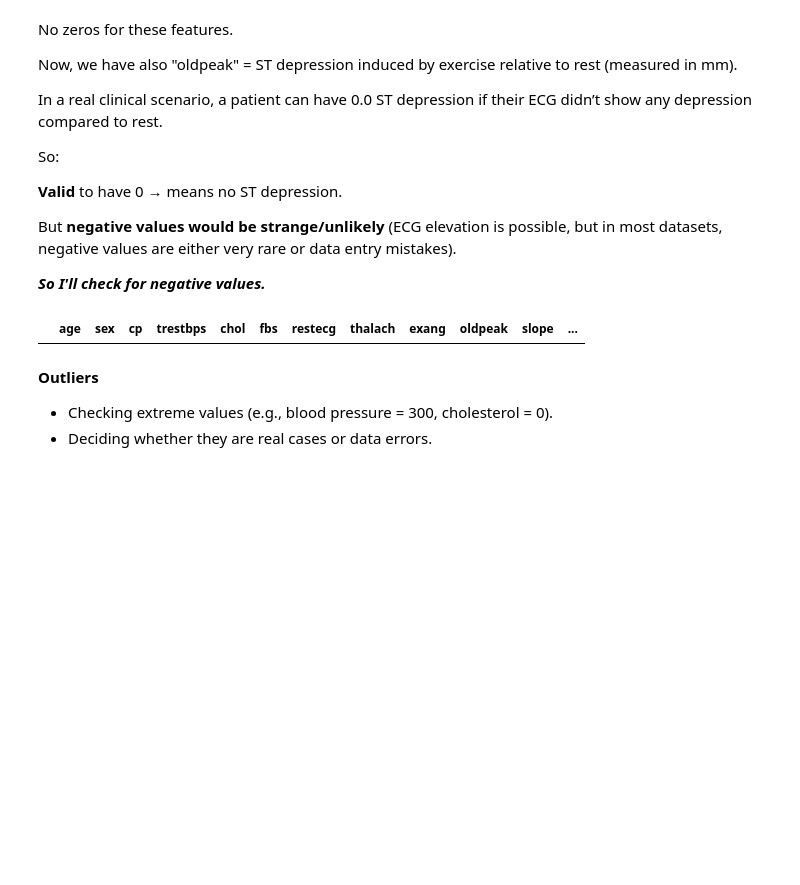
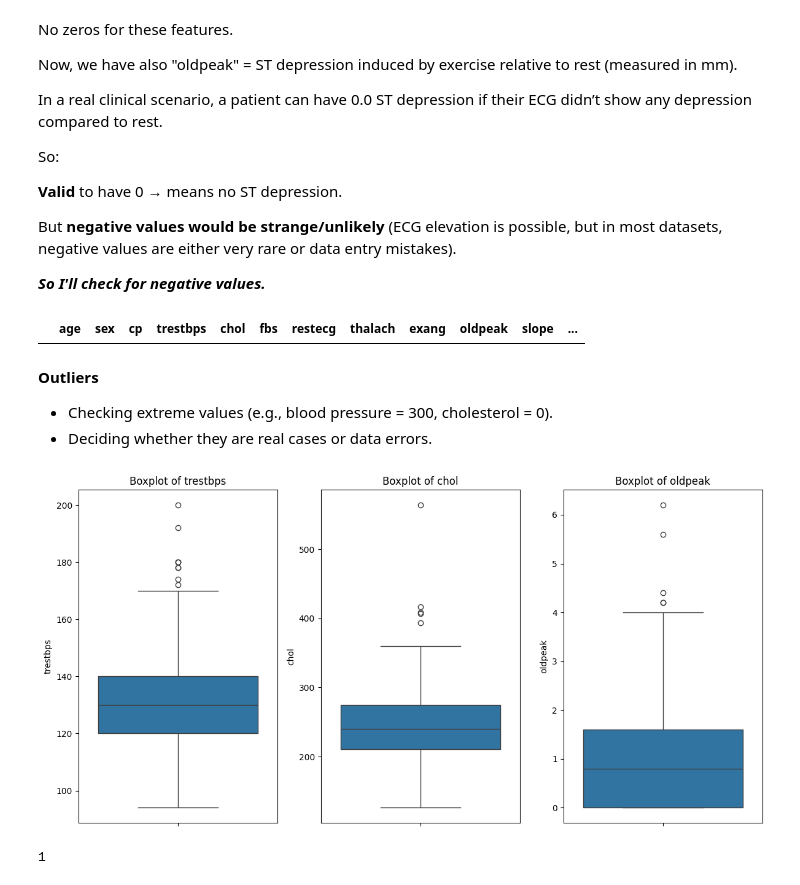
Before and after one commit to ridaouiafaf/heart_disease_uci_prediction, a Jupyter notebook: Heart_Disease_UCI.ipynb, the cells around one changed output. Cells and saved outputs as stored; diff of their text form; code cells hidden in the pictures; blank space fills up the shorter version.

```diff
--- a/Heart_Disease_UCI.ipynb
+++ b/Heart_Disease_UCI.ipynb
@@ -161,3 +161,29 @@ df[df["oldpeak"] < 0]
 **Outliers**
 * Checking extreme values (e.g., blood pressure = 300, cholesterol = 0).
 * Deciding whether they are real cases or data errors.
+# %%
+import matplotlib.pyplot as plt
+import seaborn as sns
+
+# Features to check
+features = ["trestbps", "chol", "oldpeak"]
+
+plt.figure(figsize=(12, 6))
+
+for i, col in enumerate(features, 1):
+    plt.subplot(1, 3, i)
+    sns.boxplot(y=df[col])
+    plt.title(f"Boxplot of {col}")
+
+plt.tight_layout()
+plt.show()
+# %% [output]
+[figure, added]
+# %%
+outliers_chol = df[df["chol"]>=500]
+
+# print(outliers_chol)
+
+print(len(outliers_chol))
+# %% [output]
+1
```
Also changed, not shown: parts of 11 cells of this notebook.
